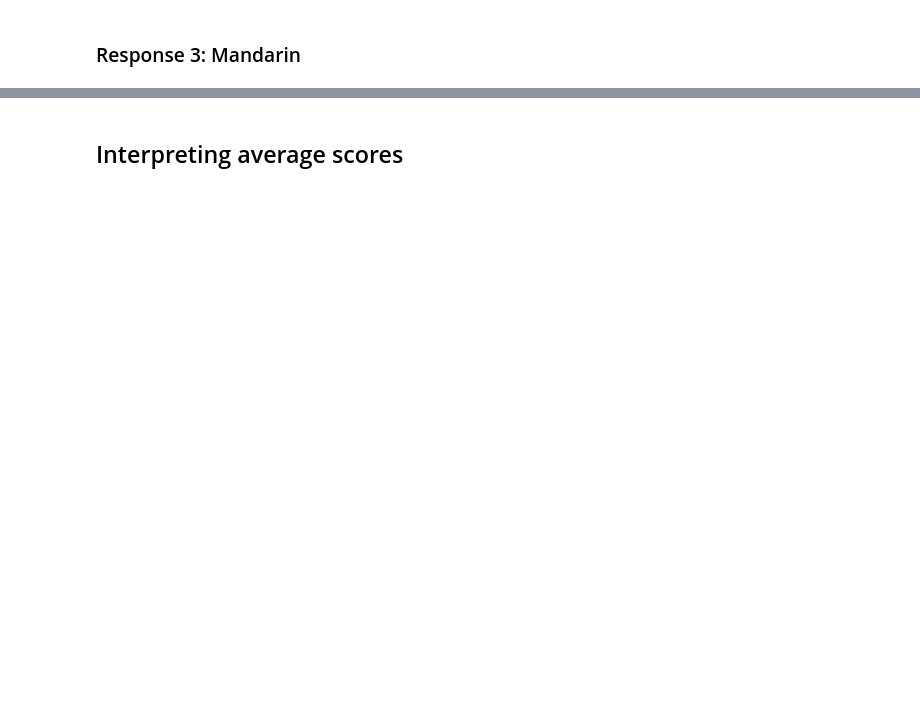
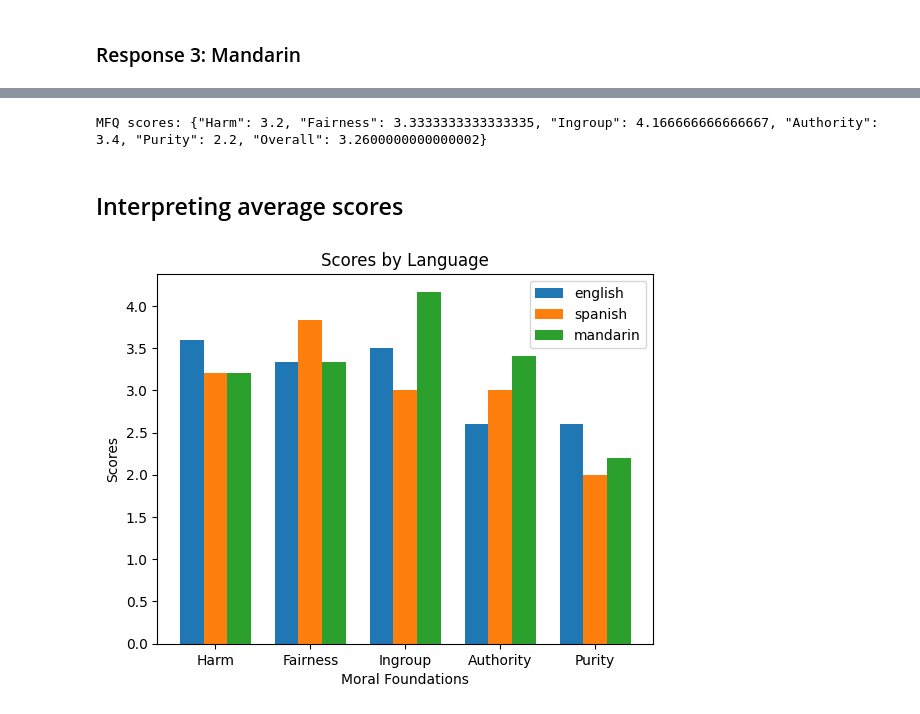
Before and after one commit to ucdaviscl/LLM-Language-Bias, a Jupyter notebook: main.ipynb, the cells around one changed output, grey strips where cells are left out. Saved outputs shown, nothing was run; the diff lists cells and outputs as text; code cells hidden in the pictures; blank space fills up the shorter version.

Commit message:
scorer func

```diff
--- a/main.ipynb
+++ b/main.ipynb
@@ -225,6 +243,8 @@ english_fig.show()
 # %% [markdown]
 ### Response 2: General Spanish
 # %%
+language = "spanish"
+
 prompt = """
 Cuando decide si algo es correcto o incorrecto, ¿en qué medida son relevantes las siguientes consideraciones para su pensamiento? Califique cada declaración usando esta escala:
 
@@ -306,0 +325,7 @@ spanish_fig.show()
+# %%
+if len(spanish_nums) == 32:
+    scores = score_mfq(spanish_nums)
+    mfq_scores[language] = scores
+    print("MFQ scores:", json.dumps(scores))
+else:
+    print("Expected length 32 for the response, but got length", len(spanish_nums))
@@ -307,6 +334,8 @@ spanish_fig.show()
 # %% [markdown]
 ### Response 3: Mandarin
 # %%
+language = "mandarin"
+
 prompt = """
 当您区分对与错时，下面罗出的考虑因素在多大的程度上与您的判断有关？请按照0-5的等级顺序进行评定。
 
@@ -386,3 +415,12 @@ mandarin_fig.show()
+# %%
+if len(mandarin_nums) == 32:
+    scores = score_mfq(mandarin_nums)
+    mfq_scores[language] = scores
+    print("MFQ scores:", json.dumps(scores))
+else:
+    print("Expected length 32 for the response, but got length", len(mandarin_nums))
+# %% [output]
+MFQ scores: {"Harm": 3.2, "Fairness": 3.3333333333333335, "Ingroup": 4.166666666666667, "Authority": 3.4, "Purity": 2.2, "Overall": 3.2600000000000002}
 # %% [markdown]
 ## Interpreting average scores
 # %%
@@ -401,6 +439,27 @@ fig.update_layout(title='ChatGPT Moral Foundations Questionnaire Results',
                     template='plotly_white')
 
 fig.show()
+# %%
+x = np.arange(len(foundations))
+width = 0.25
+
+fig, ax = plt.subplots()
+
+
+for i, (language, score_dict) in enumerate(mfq_scores.items()):
+    scores_list = [score_dict[found] for found in foundations]
+    ax.bar(x + i * width, scores_list, width, label=language)
+
+ax.set_xlabel('Moral Foundations')
+ax.set_ylabel('Scores')
+ax.set_title('Scores by Language')
+ax.set_xticks(x + width)
+ax.set_xticklabels(foundations)
+ax.legend()
+
+plt.show()
+# %% [output]
+[figure, added]
 # %%
 prompt = f"""
 Result 1:
```
Also changed, not shown: parts of 11 cells of this notebook, 5 other files.
